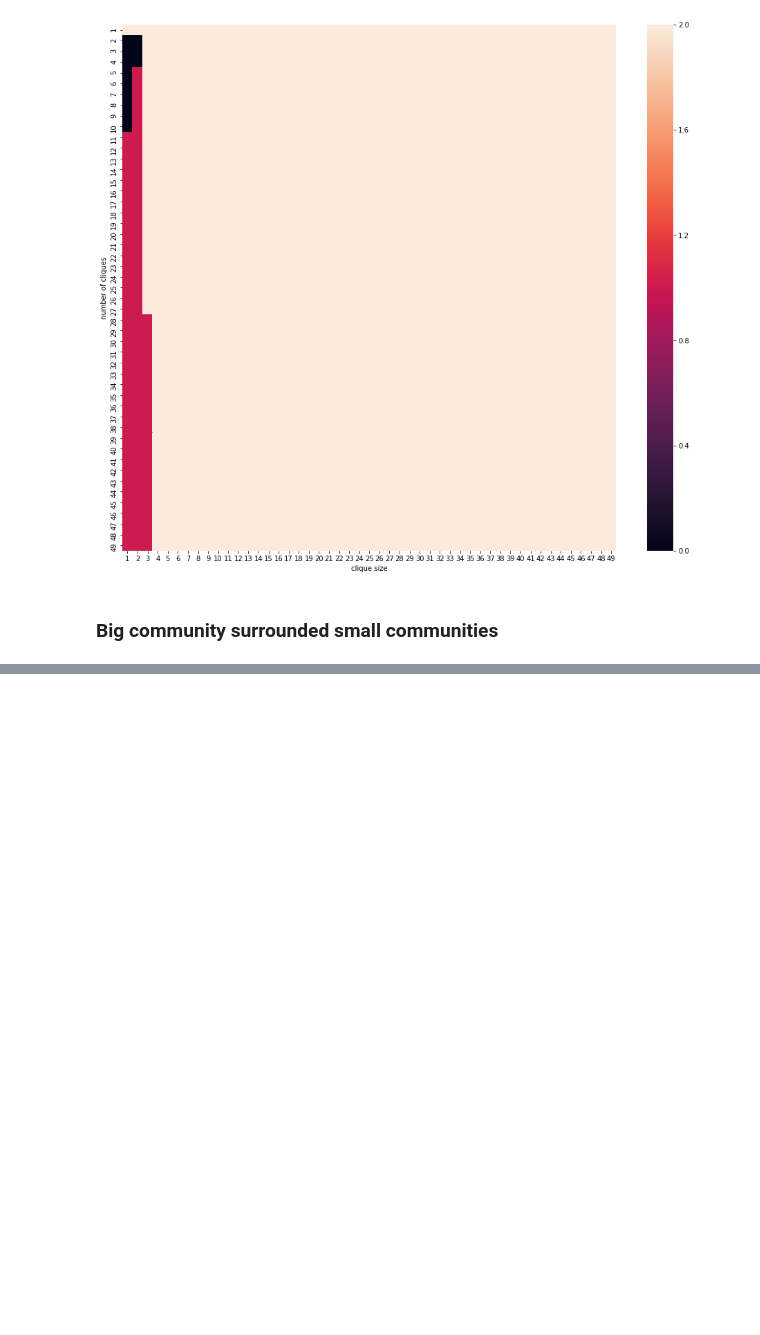
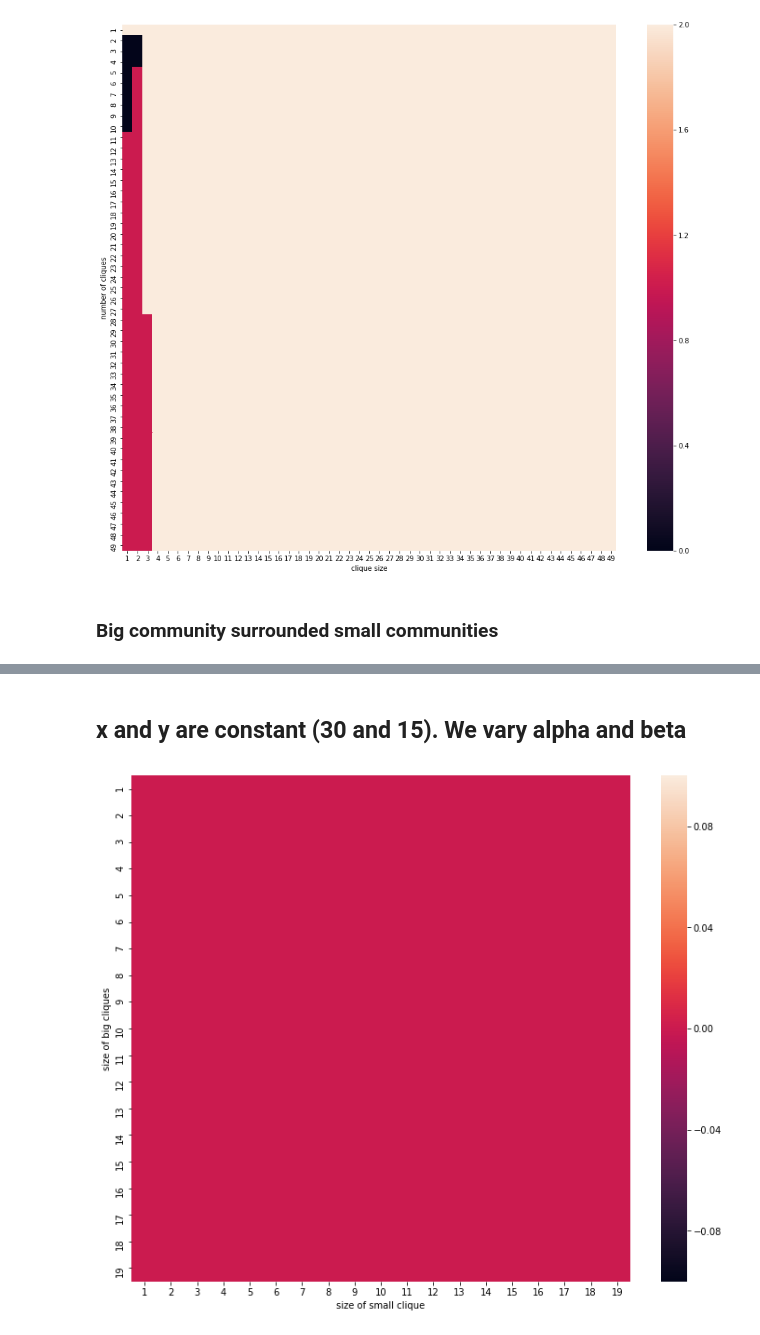
Before and after one commit to Atishay-jn/Bias-in-CDA, a Jupyter notebook: Atishay/Infomap empirical results.ipynb, the cells around one changed output, grey strips where cells are left out. Drawn from its saved outputs; the diff is of its cells as text; code cells hidden in the pictures; blank space fills up the shorter version.

```diff
--- a/Atishay/Infomap empirical results.ipynb
+++ b/Atishay/Infomap empirical results.ipynb
@@ -271,0 +347,33 @@ plt.show()
+# %% [markdown]
+## x and y are constant (30 and 15). We vary alpha and beta
+# %%
+x_val = [i for i in range(1, 20)]
+y_val = [i for i in range(1, 20)]
+alpha = 30
+matrix_ans = []
+for x in tqdm(x_val):
+    alpha = x
+    temp = []
+    for y in y_val:
+        part = big_small(20, 20, alpha, y, False)
+        if(len(part) == (alpha + 1)):
+            flag = 1
+            for i in range(1, alpha+1):
+                if i in part[i]:
+                    flag = 0
+            for i in range(alpha):
+                if x+i*y not in part[i+1]:
+                    flag = 0
+            temp.append(flag)
+        else:
+            temp.append(2)
+
+    matrix_ans.append(temp)
+
+plt.figure(figsize = (12,10))
+sns.heatmap(matrix_ans,xticklabels=y_val, yticklabels=x_val)
+plt.xlabel("size of small clique")
+plt.ylabel("size of big cliques")
+plt.show()
+# %% [output]
+[figure, added]
```
Also changed, not shown: parts of 13 cells of this notebook.
